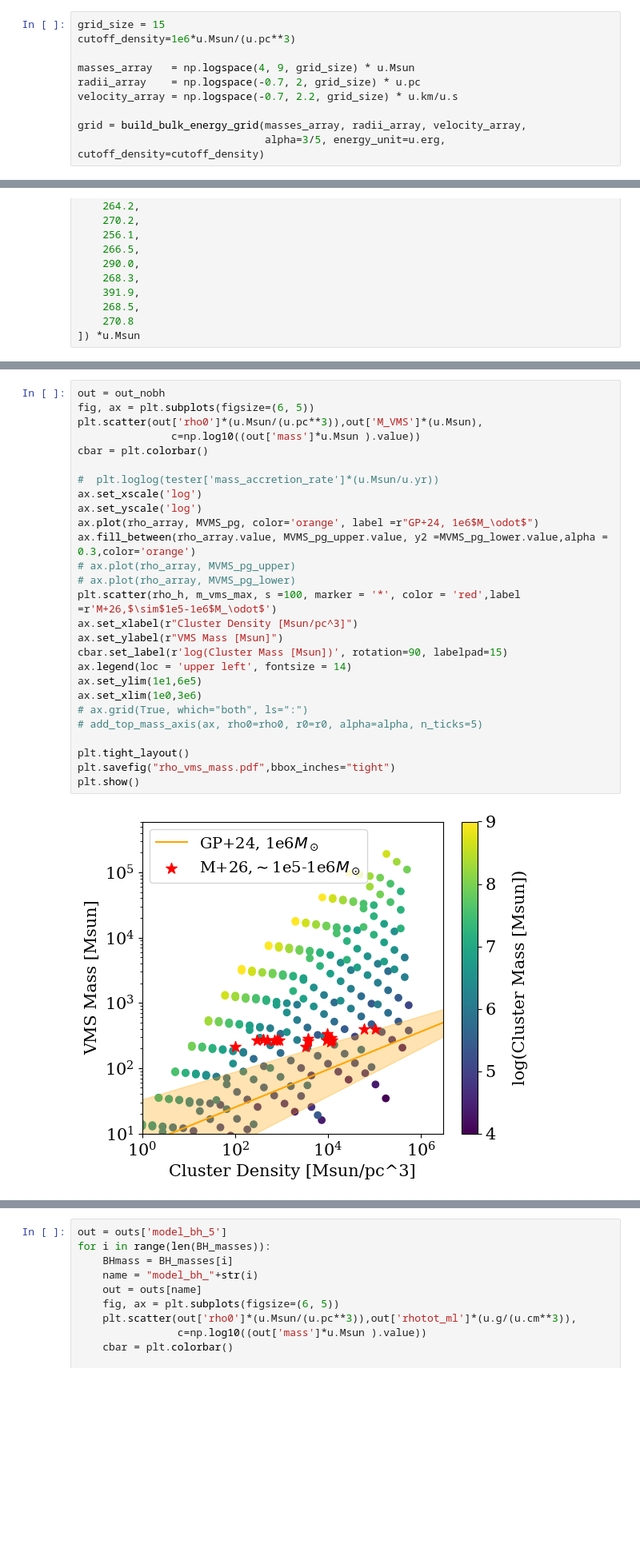
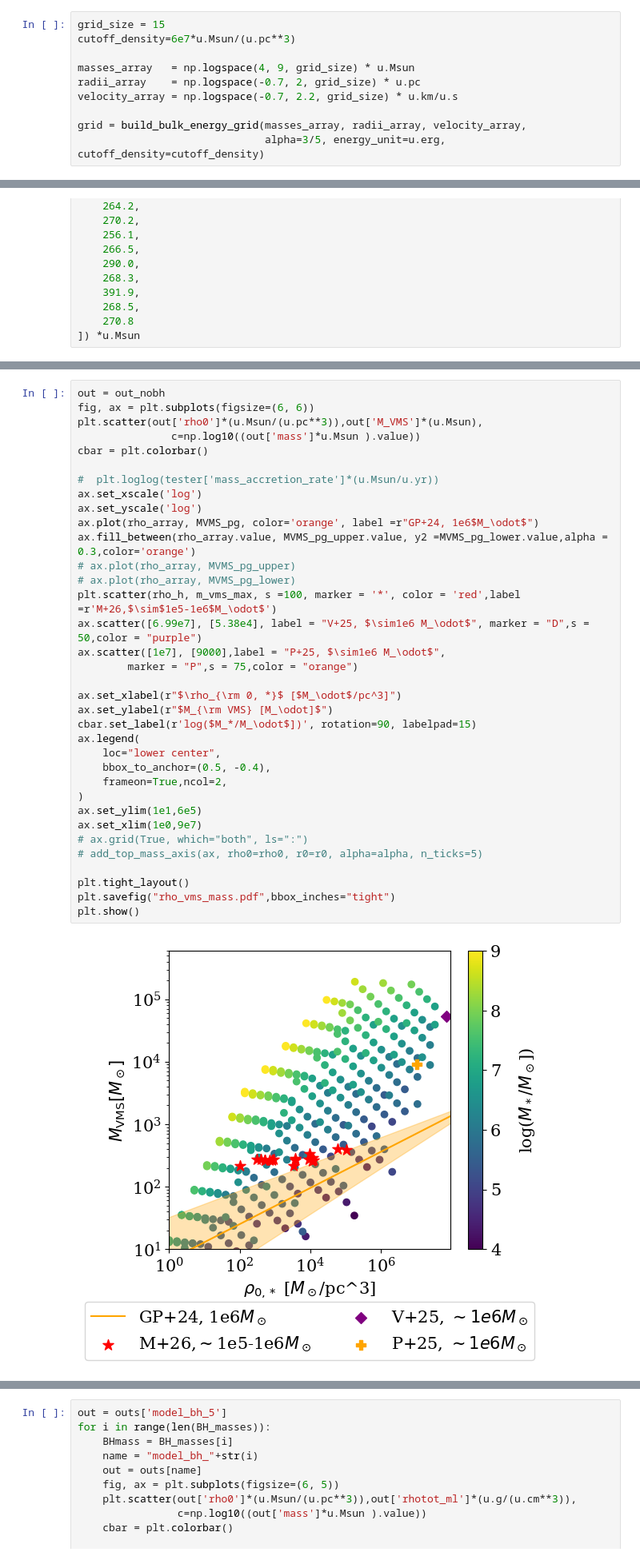
Before and after one commit to astro-claire/timescale-plots, a Jupyter notebook: modelv2.ipynb, the cells around one changed output, grey strips where cells are left out. Shown at 80% size. Drawn from its saved outputs; the diff is of its cells as text; blank space fills up the shorter version.

```diff
--- a/modelv2.ipynb
+++ b/modelv2.ipynb
@@ -15,7 +19,7 @@ plt.rcParams['font.family'] = 'serif'
 plt.rcParams['font.size'] = 15
 # %%
 grid_size = 15
-cutoff_density=1e6*u.Msun/(u.pc**3)
+cutoff_density=6e7*u.Msun/(u.pc**3)
 
 masses_array   = np.logspace(4, 9, grid_size) * u.Msun
 radii_array    = np.logspace(-0.7, 2, grid_size) * u.pc
@@ -212,30 +216,38 @@ plt.show()
 [figure]
 # %%
 out = out_nobh
-fig, ax = plt.subplots(figsize=(6, 5))
+fig, ax = plt.subplots(figsize=(6, 6))
 plt.scatter(out['rho0']*(u.Msun/(u.pc**3)),out['M_VMS']*(u.Msun),
                c=np.log10((out['mass']*u.Msun ).value))
 cbar = plt.colorbar()
 
 #  plt.loglog(tester['mass_accretion_rate']*(u.Msun/u.yr))
 ax.set_xscale('log')
 ax.set_yscale('log')
 ax.plot(rho_array, MVMS_pg, color='orange', label =r"GP+24, 1e6$M_\odot$")
 ax.fill_between(rho_array.value, MVMS_pg_upper.value, y2 =MVMS_pg_lower.value,alpha = 0.3,color='orange')
 # ax.plot(rho_array, MVMS_pg_upper)
 # ax.plot(rho_array, MVMS_pg_lower)
 plt.scatter(rho_h, m_vms_max, s =100, marker = '*', color = 'red',label =r'M+26,$\sim$1e5-1e6$M_\odot$')
-ax.set_xlabel(r"Cluster Density [Msun/pc^3]")
-ax.set_ylabel(r"VMS Mass [Msun]")
-cbar.set_label(r'log(Cluster Mass [Msun])', rotation=90, labelpad=15)
-ax.legend(loc = 'upper left', fontsize = 14)
+ax.scatter([6.99e7], [5.38e4], label = "V+25, $\sim1e6 M_\odot$", marker = "D",s = 50,color = "purple")
+ax.scatter([1e7], [9000],label = "P+25, $\sim1e6 M_\odot$",
+        marker = "P",s = 75,color = "orange")
+
+ax.set_xlabel(r"$\rho_{\rm 0, *}$ [$M_\odot$/pc^3]")
+ax.set_ylabel(r"$M_{\rm VMS} [M_\odot]$")
+cbar.set_label(r'log($M_*/M_\odot$])', rotation=90, labelpad=15)
+ax.legend(
+    loc="lower center",
+    bbox_to_anchor=(0.5, -0.4),
+    frameon=True,ncol=2,
+)
 ax.set_ylim(1e1,6e5)
-ax.set_xlim(1e0,3e6)
+ax.set_xlim(1e0,9e7)
 # ax.grid(True, which="both", ls=":")
 # add_top_mass_axis(ax, rho0=rho0, r0=r0, alpha=alpha, n_ticks=5)
 
 plt.tight_layout()
 plt.savefig("rho_vms_mass.pdf",bbox_inches="tight")
 plt.show()
 # %% [output]
-[figure, old version]
+[figure, new version]
```
Also changed, not shown: parts of 14 cells of this notebook.
